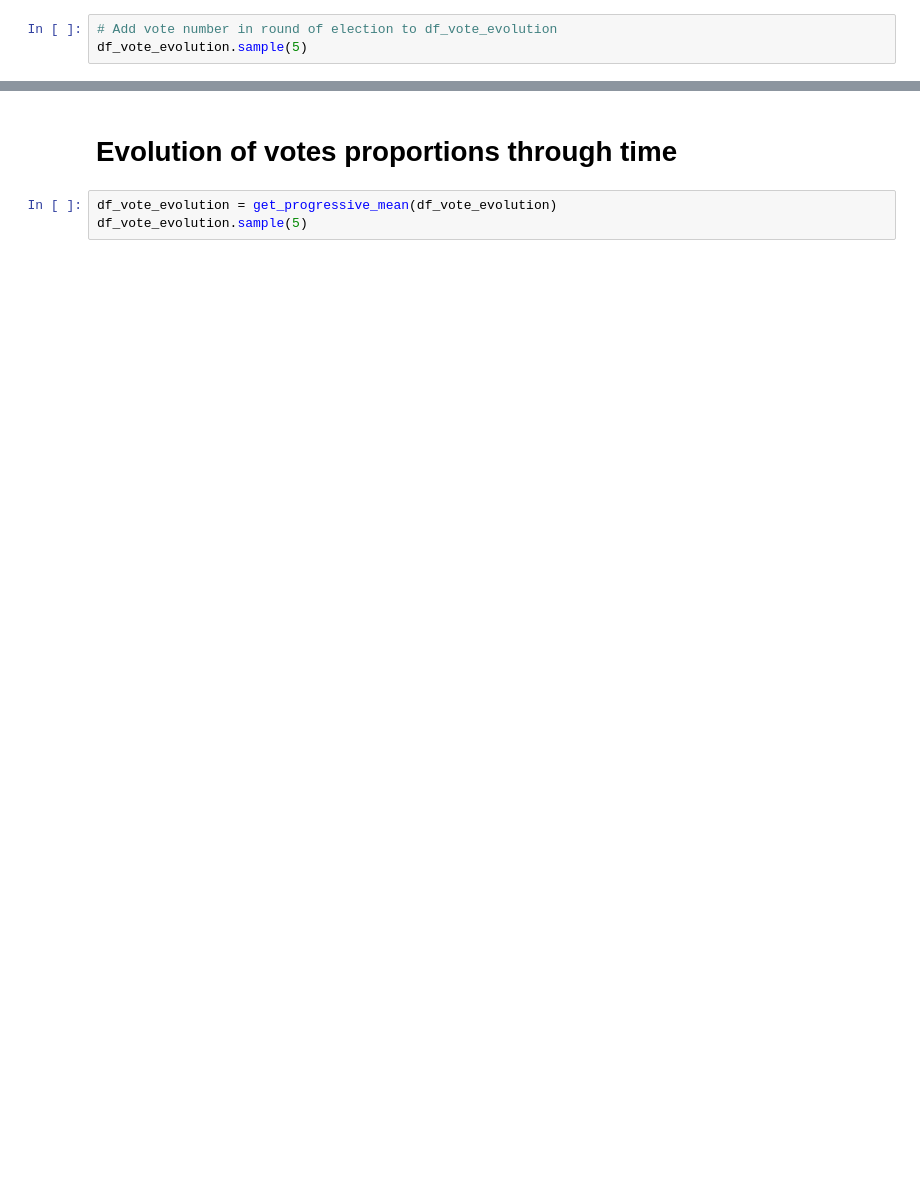
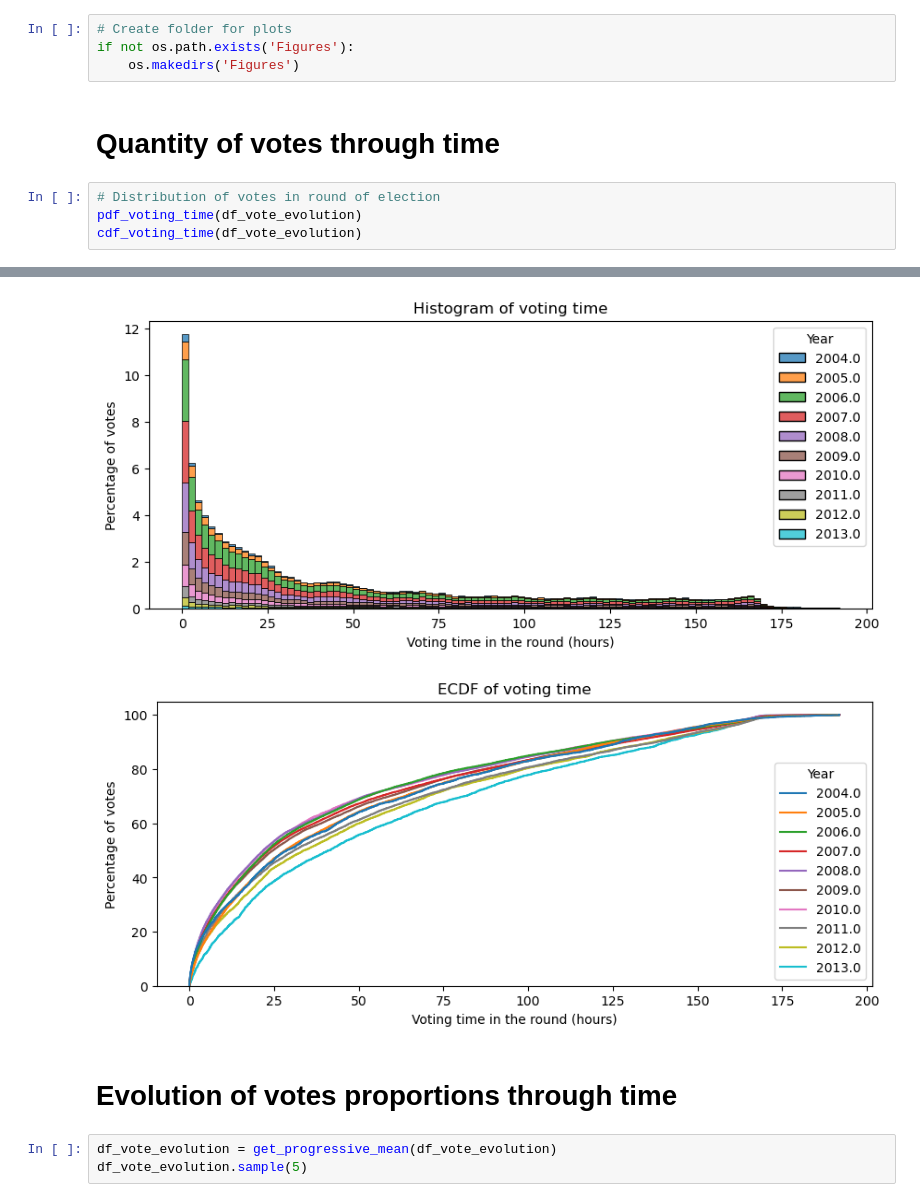
Before and after one commit to epfl-ada/ada-2023-project-abracadabra, a Jupyter notebook: time_series2.ipynb, the cells around one changed output, grey strips where cells are left out. Cells and saved outputs as stored; diff of their text form; blank space fills up the shorter version.

```diff
--- a/time_series2.ipynb
+++ b/time_series2.ipynb
@@ -15,4 +23,11 @@ df_vote_evolution.sample(5)
+# %%
+# Create folder for plots
+if not os.path.exists('Figures'):
+    os.makedirs('Figures')
+# %% [markdown]
+# Quantity of votes through time
 # %%
-# Add vote number in round of election to df_vote_evolution
-df_vote_evolution.sample(5)
+# Distribution of votes in round of election
+pdf_voting_time(df_vote_evolution)
+cdf_voting_time(df_vote_evolution)
 # %% [output]
@@ -25,3 +34,5 @@ df_vote_evolution.sample(5)
+[figure, added]
+[figure, added]
 # %% [markdown]
 # Evolution of votes proportions through time
 # %%
```
Also changed, not shown: parts of 18 cells of this notebook, 6 other files.
